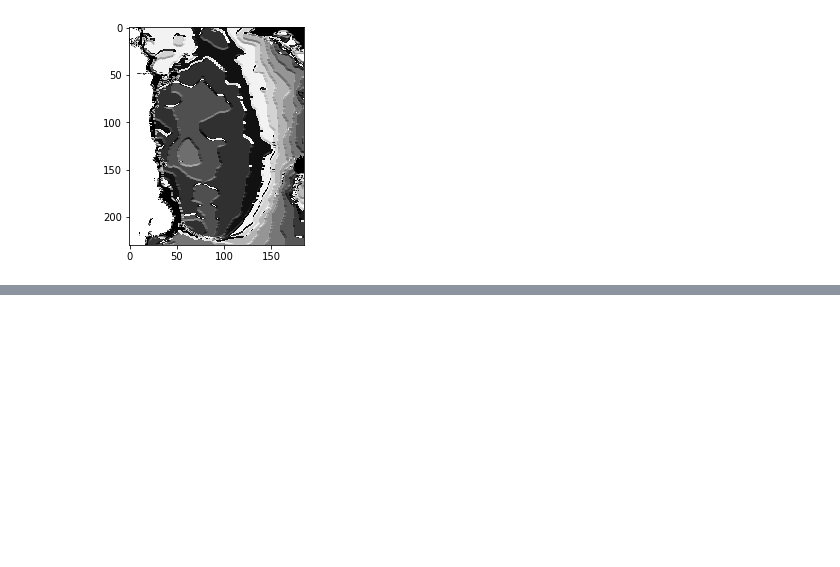
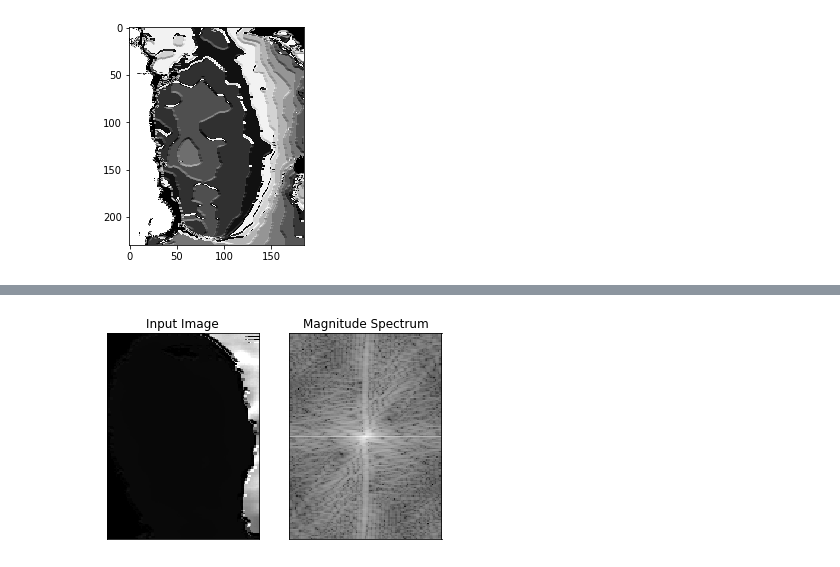
Before and after one commit to filipgrigorov/depth_scaling_experiments, a Jupyter notebook: depth_edging.ipynb, the cells around one changed output, grey strips where cells are left out. Cells and saved outputs as stored; diff of their text form; code cells hidden in the pictures; blank space fills up the shorter version.

```diff
--- a/depth_edging.ipynb
+++ b/depth_edging.ipynb
@@ -84,0 +100,15 @@ plt.imshow(real * 800, cmap='gray')
+# %%
+#FFT of the real versus spoof
+fft_tl = np.fft.fft2(real)
+fft_centered = np.fft.fftshift(fft_tl)
+mag = 20 * np.log(np.abs(fft_centered))
+
+plt.subplot(121),plt.imshow(real, cmap = 'gray')
+plt.title('Input Image'), plt.xticks([]), plt.yticks([])
+
+plt.subplot(122),plt.imshow(mag, cmap = 'gray')
+plt.title('Magnitude Spectrum'), plt.xticks([]), plt.yticks([])
+
+plt.show()
+# %% [output]
+[figure, added]
```
Also changed, not shown: parts of 7 cells of this notebook, 1 other file.
